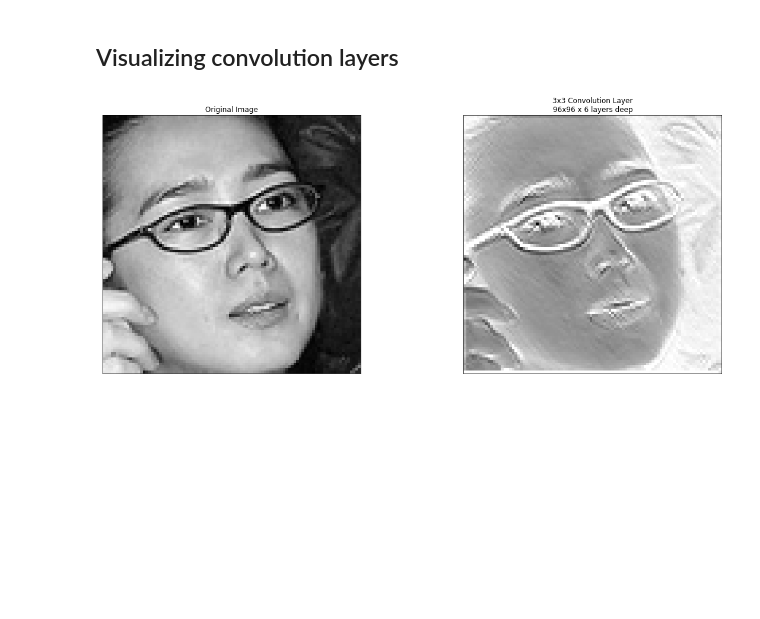
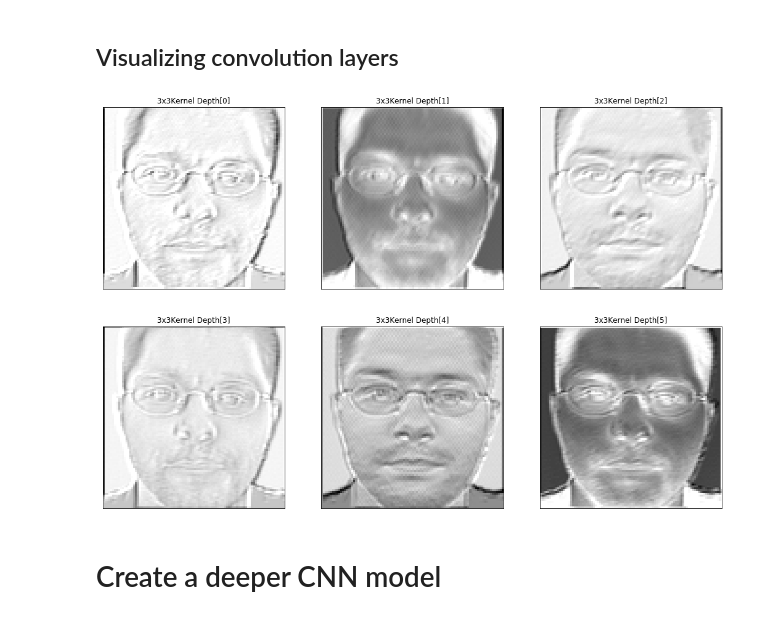
Before and after one commit to tomgoter/w207_finalproject, a Jupyter notebook: basic_cnn_example_ctw.ipynb, the cells around one changed output. Cells and saved outputs as stored; diff of their text form; code cells hidden in the pictures; blank space fills up the shorter version.

```diff
--- a/basic_cnn_example_ctw.ipynb
+++ b/basic_cnn_example_ctw.ipynb
@@ -211,30 +282,45 @@ fig.savefig(drive_path + "/viz/pred_img.png")
 # %% [markdown]
 ## Visualizing convolution layers
-# %%
-layer_names = ['3x3Kernel']
-
-labels = ['3x3 Convolution Layer\n96x96 x 6 layers deep']
-
-fig, axes = plt.subplots(1, len(layer_names)+1, figsize=(20,8),
-                         subplot_kw={'xticks':[],'yticks':[]})
-
-axes = axes.flatten()
-
-axes[0].imshow(X[2011].reshape(96,96),cmap='gray')
-
-for l, layer in enumerate(layer_names):
-  intermediate_layer_model = models.Model(inputs=simple_cnn.input,
-                                    outputs=simple_cnn.get_layer(name=layer).output)
-  intermediate_output = intermediate_layer_model.predict([X[2011].reshape(1,96,96,1)])
-  pixels = len(intermediate_output[0,:,:1])
-  plot_data = intermediate_output[0,:,:,3].reshape(pixels,pixels)
-  axes[l+1].imshow(plot_data,cmap='gray_r')
-  axes[l+1].set_title(labels[l])
-
-axes[0].set_title("Original Image")
-fig.savefig(drive_path + "/viz/conv_img_1row.png")
-
-
-print()
-# %% [output]
-[figure, removed]
+# %%
+def VisualizeConvolutions( model, layer_names=[], depth=6, img_idx=2011, show_points=False, save_img=False, filename='simple_cnn_pred'):
+  if len(layer_names) < 1:
+    layer_names = ['3x3Kernel']
+
+  labels = layer_names
+
+  # Create subplot space, remove x,y ticks, and flatten axes for easy indicing
+  fig, axes = plt.subplots(2, 3, figsize=(18,12),
+                          subplot_kw={'xticks':[],'yticks':[]})
+  axes = axes.flatten()
+
+  # Iterate through the depths of the supplied layers, generating a prediction for the target
+  # image based on the weights at each depth of the convolution
+  # Do this by creating a new, simple model from the weights in our previously trained model.
+  for i in range(depth):
+    for l, layer in enumerate(layer_names):
+      # Import the requested layer from the supplied model
+      intermediate_layer_model = models.Model(inputs=model.input,
+                                        outputs=model.get_layer(name=layer).output)
+
+      # Generate predictions for the supplied image using the weights from a specific depth of the layer
+      intermediate_output = intermediate_layer_model.predict([X[img_idx].reshape(1,96,96,1)])
+
+      # Reshape the predictions to a 96x96x1 image
+      pixels = len(intermediate_output[0,:,:1])
+      plot_data = intermediate_output[0,:,:,i].reshape(pixels,pixels)
+
+      # Plot the resulting images
+      axes[l*4+i].imshow(plot_data,cmap='gray_r')
+      axes[l*4+i].set_title(labels[l] + " Depth[%i]" %i)
+
+  # Save a copy of the image, if so desired
+  if not save_img:
+    fig.savefig(drive_path + "/viz/" + filename + ".png")
+
+
+
+VisualizeConvolutions( simple_cnn, img_idx=2010 )
+# %% [output]
+[figure, added]
+# %% [markdown]
+# Create a deeper CNN model
```
Also changed, not shown: parts of 16 cells of this notebook.
